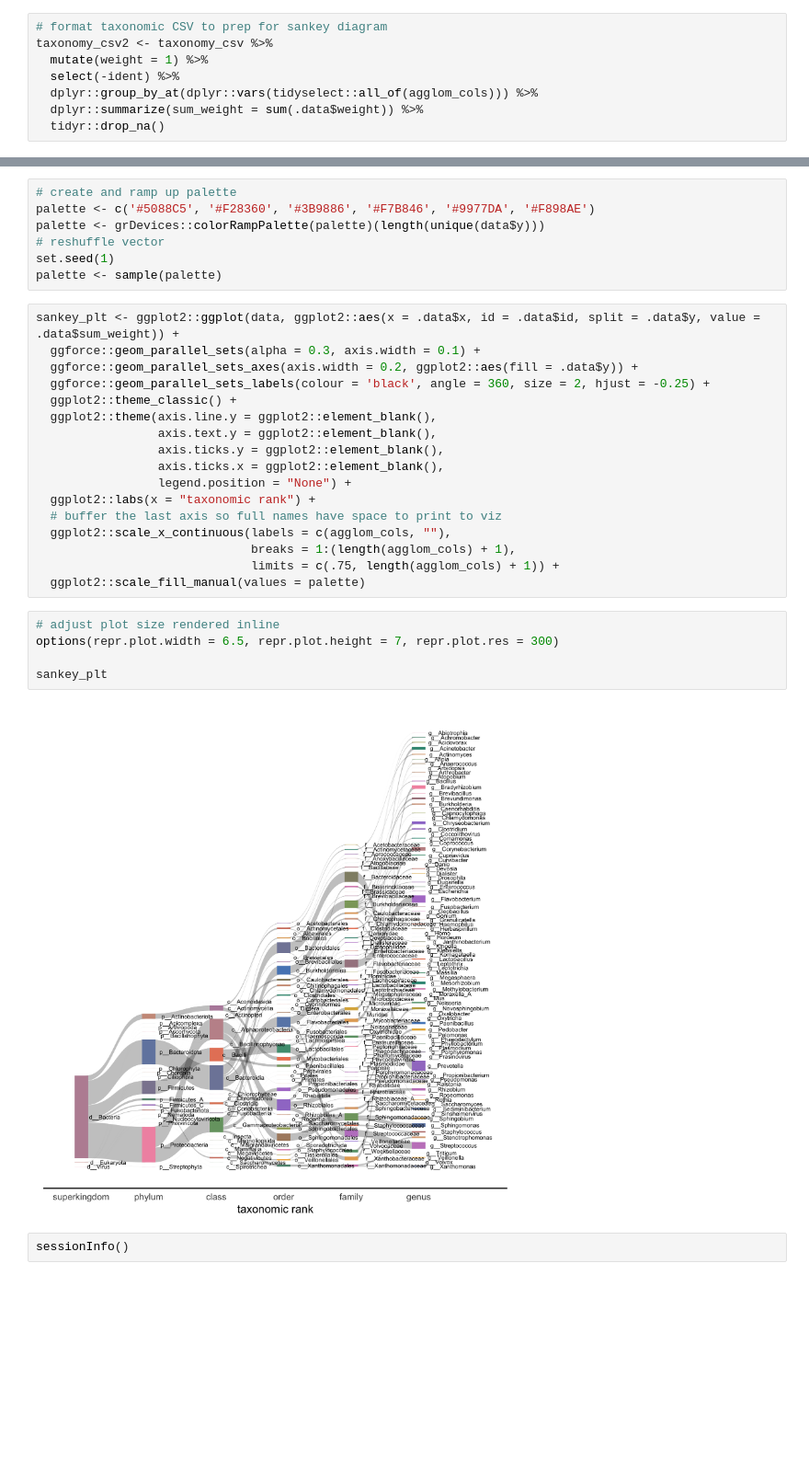
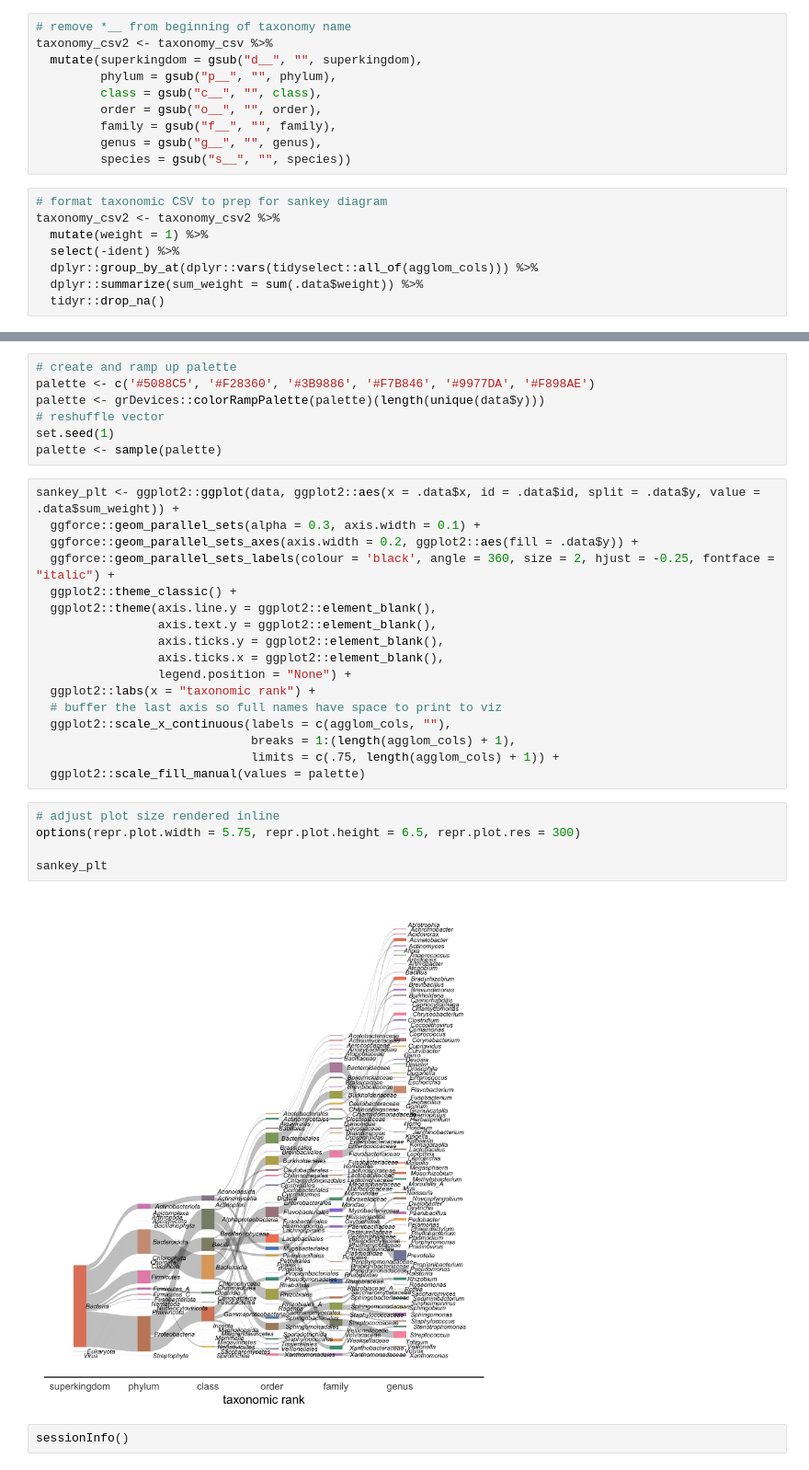
Before and after one commit to Arcadia-Science/seqqc-build-contam-db, a Jupyter notebook: notebooks/20230110-sankey-diagram-of-contam-db.ipynb, the cells around one changed output, grey strips where cells are left out. Shown at 92% size. Drawn from its saved outputs; the diff is of its cells as text; blank space fills up the shorter version.

```diff
--- a/notebooks/20230110-sankey-diagram-of-contam-db.ipynb
+++ b/notebooks/20230110-sankey-diagram-of-contam-db.ipynb
@@ -30,9 +30,19 @@ chr (8): ident, superkingdom, phylum, class, order, family, genus, species
 
 ℹ Use `spec()` to retrieve the full column specification for this data.
 ℹ Specify the column types or set `show_col_types = FALSE` to quiet this message.
+# %%
+# remove *__ from beginning of taxonomy name
+taxonomy_csv2 <- taxonomy_csv %>%
+  mutate(superkingdom = gsub("d__", "", superkingdom),
+         phylum = gsub("p__", "", phylum),
+         class = gsub("c__", "", class),
+         order = gsub("o__", "", order),
+         family = gsub("f__", "", family),
+         genus = gsub("g__", "", genus),
+         species = gsub("s__", "", species))
 # %%
 # format taxonomic CSV to prep for sankey diagram
-taxonomy_csv2 <- taxonomy_csv %>%
+taxonomy_csv2 <- taxonomy_csv2 %>%
   mutate(weight = 1) %>%
   select(-ident) %>%
   dplyr::group_by_at(dplyr::vars(tidyselect::all_of(agglom_cols))) %>%
@@ -54,7 +64,7 @@ palette <- sample(palette)
 sankey_plt <- ggplot2::ggplot(data, ggplot2::aes(x = .data$x, id = .data$id, split = .data$y, value = .data$sum_weight)) +
   ggforce::geom_parallel_sets(alpha = 0.3, axis.width = 0.1) +
   ggforce::geom_parallel_sets_axes(axis.width = 0.2, ggplot2::aes(fill = .data$y)) +
-  ggforce::geom_parallel_sets_labels(colour = 'black', angle = 360, size = 2, hjust = -0.25) +
+  ggforce::geom_parallel_sets_labels(colour = 'black', angle = 360, size = 2, hjust = -0.25, fontface = "italic") +
   ggplot2::theme_classic() +
   ggplot2::theme(axis.line.y = ggplot2::element_blank(),
                  axis.text.y = ggplot2::element_blank(),
@@ -69,11 +79,11 @@ sankey_plt <- ggplot2::ggplot(data, ggplot2::aes(x = .data$x, id = .data$id, spl
   ggplot2::scale_fill_manual(values = palette)
 # %%
 # adjust plot size rendered inline
-options(repr.plot.width = 6.5, repr.plot.height = 7, repr.plot.res = 300)
+options(repr.plot.width = 5.75, repr.plot.height = 6.5, repr.plot.res = 300)
 
 sankey_plt
 # %% [output]
-[figure, old version]
+[figure, new version]
 # %%
 sessionInfo()
 # %% [output]
```
